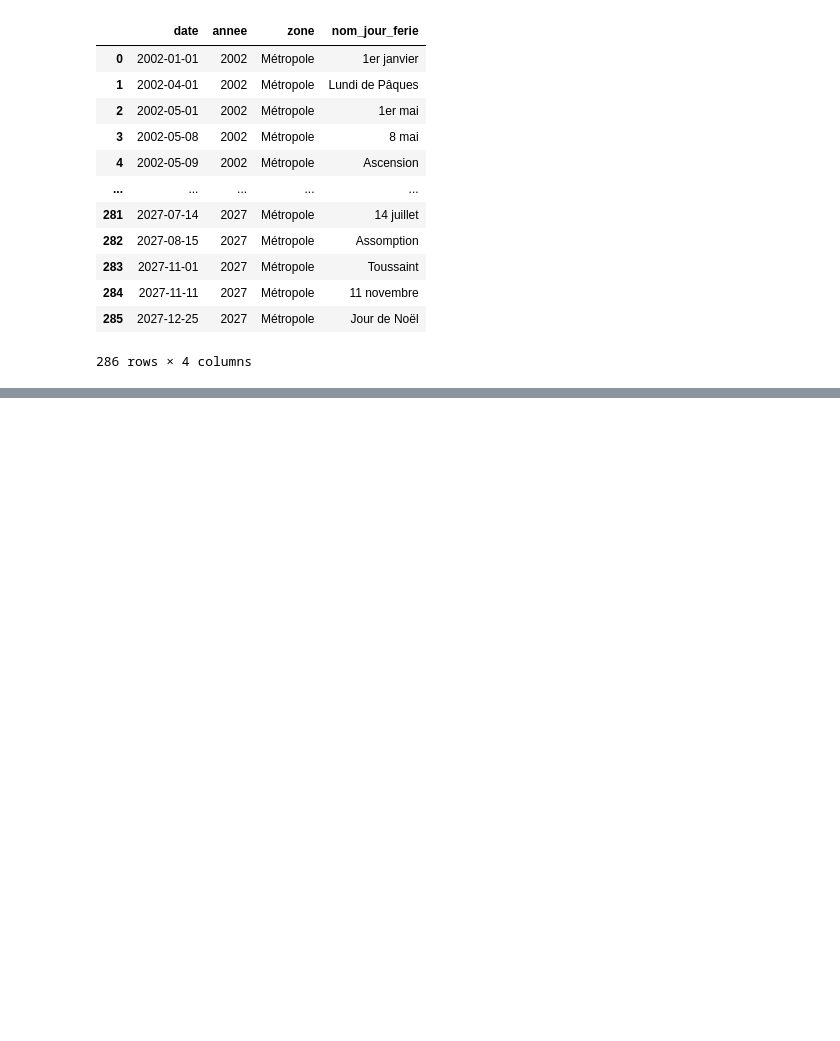
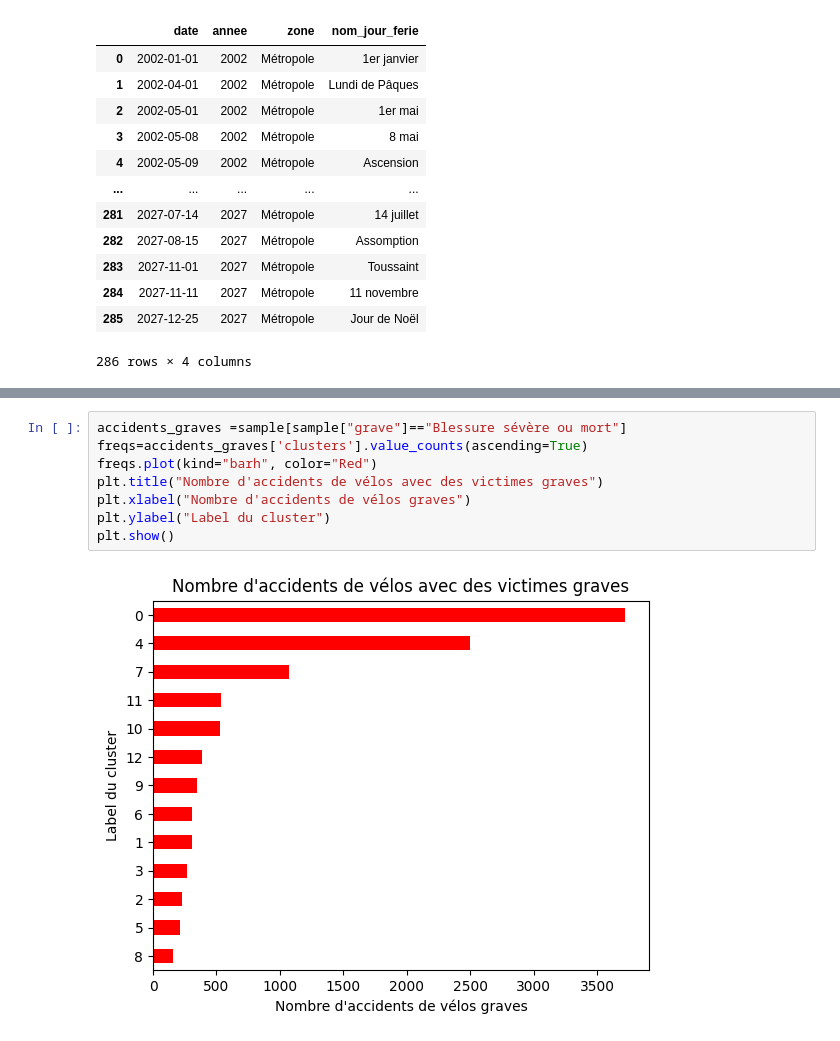
Before and after one commit to gauthgoth/Challenge---Etudes-de-Cas, a Jupyter notebook: clustering.ipynb, the cells around one changed output, grey strips where cells are left out. Drawn from its saved outputs; the diff is of its cells as text; blank space fills up the shorter version.

```diff
--- a/clustering.ipynb
+++ b/clustering.ipynb
@@ -57,0 +175,10 @@ df_jours_feries['date'] = pd.to_datetime(df_jours_feries['date'])
+# %%
+accidents_graves =sample[sample["grave"]=="Blessure sévère ou mort"]
+freqs=accidents_graves['clusters'].value_counts(ascending=True)
+freqs.plot(kind="barh", color="Red")
+plt.title("Nombre d'accidents de vélos avec des victimes graves")
+plt.xlabel("Nombre d'accidents de vélos graves")
+plt.ylabel("Label du cluster")
+plt.show()
+# %% [output]
+[figure, added]
```
Also changed, not shown: parts of 19 cells of this notebook, 1 other file.
